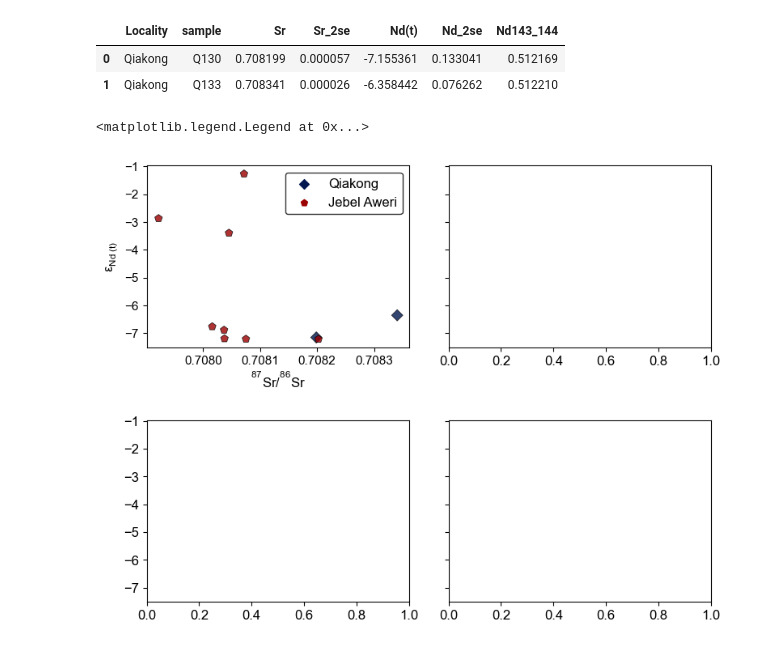
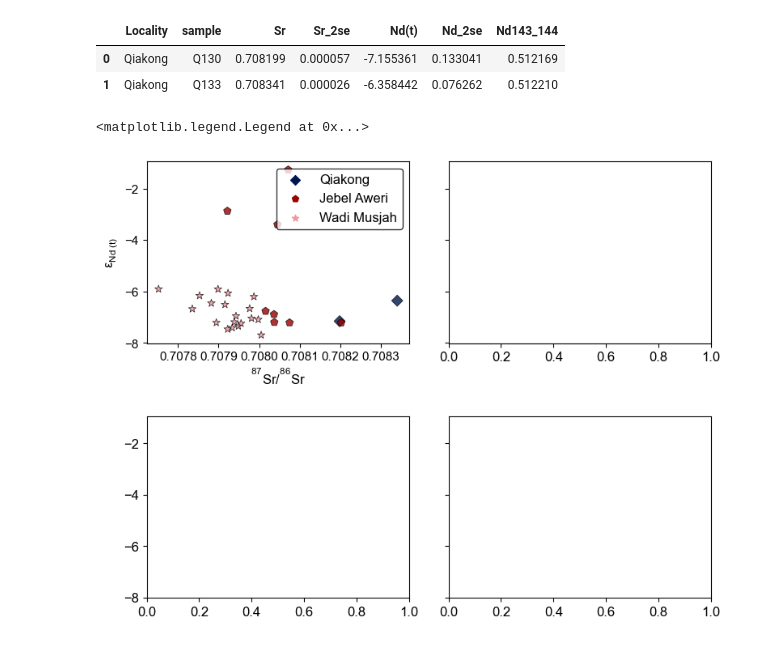
Before and after one commit to oluwaseun-edward/notebooks, a Jupyter notebook: covariation.ipynb, the cells around one changed output. Saved outputs shown, nothing was run; the diff lists cells and outputs as text; code cells hidden in the pictures.

Commit message:
added more Sr and Nd data to the plots

```diff
--- a/covariation.ipynb
+++ b/covariation.ipynb
@@ -137,22 +118,22 @@ df.head(2)
 | 0 | Qiakong | Q130 | 0.708199 | 0.000057 | -7.155361 | 0.133041 | 0.512169 |
 | 1 | Qiakong | Q133 | 0.708341 | 0.000026 | -6.358442 | 0.076262 | 0.512210 |
 # %%
-markers2 = ['D', 'p']
+markers2 = ['D', 'p', '*']
 Sr=df.Sr
 Nd=df["Nd(t)"]
 # %%
 fig, ((ax0, ax1), (ax2, ax3)) = plt.subplots(nrows=2, ncols=2,
                                              figsize=(9, 7), sharey=True)
 fig.subplots_adjust(hspace=0.4, wspace=0.15)
 sns.scatterplot(data=df, x=Sr, y=Nd, ax=ax0,
                     color='black', edgecolor='black', legend=True,
-                    s=50, hue='Locality', palette=[colors[2], colors[4]], alpha=0.8,
+                    s=50, hue='Locality', palette=[colors[2], colors[4], colors[5]], alpha=0.8,
                     style='Locality', markers=markers2,
                     )
 ax0.tick_params(labelsize=11)
 ax0.set_xlabel(r"$^{87}Sr/^{86}Sr$", fontsize=12)
 ax0.set_ylabel(r"$\epsilon_{Nd\;(t)}$", fontsize=12)
 ax0.legend(loc='upper right', edgecolor='black')
 # %% [output]
 <matplotlib.legend.Legend at 0x...>
-[figure, old version]
+[figure, new version]
```
Also changed, not shown: parts of 2 cells of this notebook, 1 other file.
